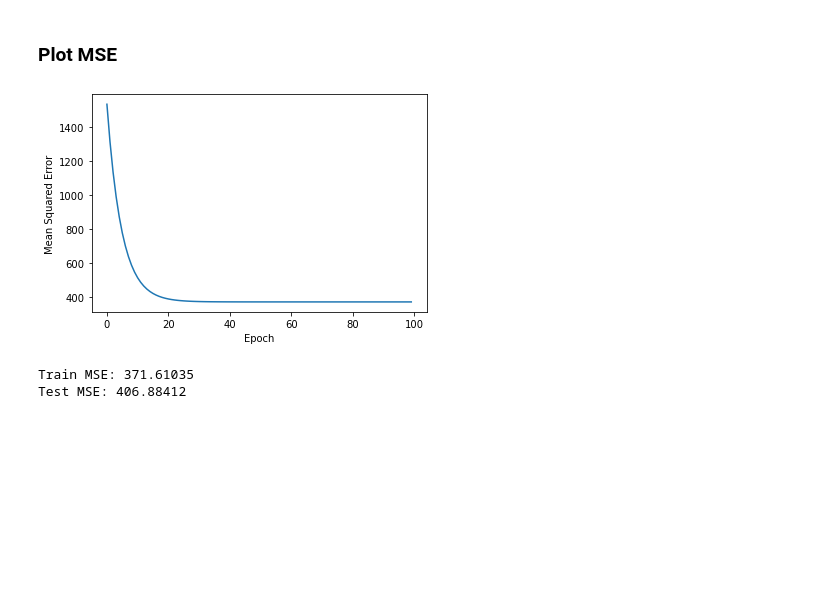
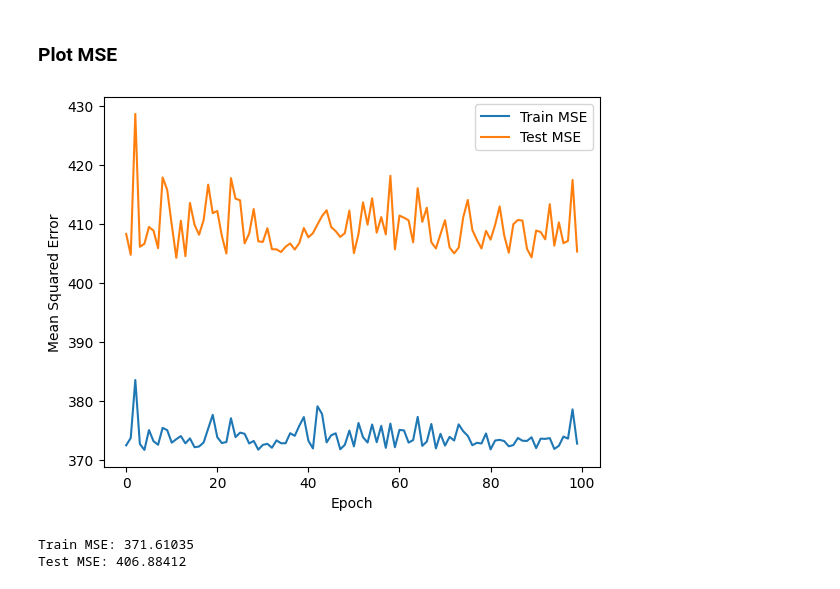
Before and after one commit to AsmaaKhamis1911/ATM-Project, a Jupyter notebook: L05/code/linear-regr-gd.ipynb, the cells around one changed output. Cells and saved outputs as stored; diff of their text form; code cells hidden in the pictures; blank space fills up the shorter version.

```diff
--- a/L05/code/linear-regr-gd.ipynb
+++ b/L05/code/linear-regr-gd.ipynb
@@ -145,8 +210,20 @@ def train(model, x, y, num_epochs, learning_rate=0.01):
 ## Train Linear Regression Model
 # %%
 model = LinearRegression1(num_features=X_train.size(1))
-cost = train(model,
+
+'''cost = train(model,
              X_train, y_train,
              num_epochs=100,
-             learning_rate=0.05)
+             learning_rate=0.05,
+             batch_size=16) '''
+
+# After training, plot both the train error and test error after each epoch
+train_mse_hist, test_mse_hist = train(
+    model,
+    X_train, y_train,
+    X_test, y_test,
+    num_epochs=100,
+    learning_rate=0.05,
+    batch_size=16
+)
 # %% [output]
@@ -175,12 +252,18 @@ Epoch: 100 | MSE: 371.61035
 # %% [markdown]
 ### Plot MSE
 # %%
-plt.plot(range(len(cost)), cost)
+'''plt.plot(range(len(cost)), cost)
 plt.ylabel('Mean Squared Error')
 plt.xlabel('Epoch')
+plt.show()'''
+plt.plot(range(len(train_mse_hist)), train_mse_hist, label='Train MSE')
+plt.plot(range(len(test_mse_hist)), test_mse_hist, label='Test MSE')
+plt.ylabel('Mean Squared Error')
+plt.xlabel('Epoch')
+plt.legend()
 plt.show()
 # %% [output]
-[figure, old version]
+[figure, new version]
 # %%
 train_pred = model.forward(X_train)
 test_pred = model.forward(X_test)
```
Also changed, not shown: parts of 3 cells of this notebook.
